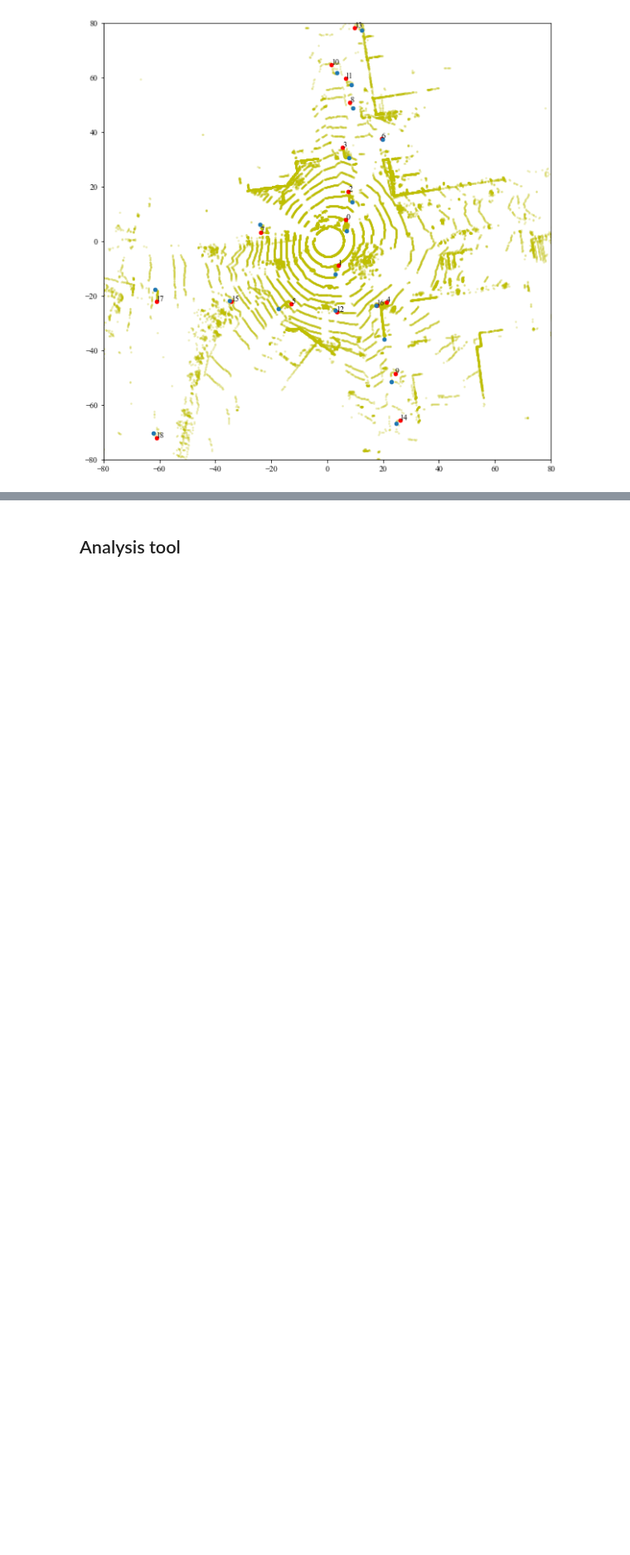
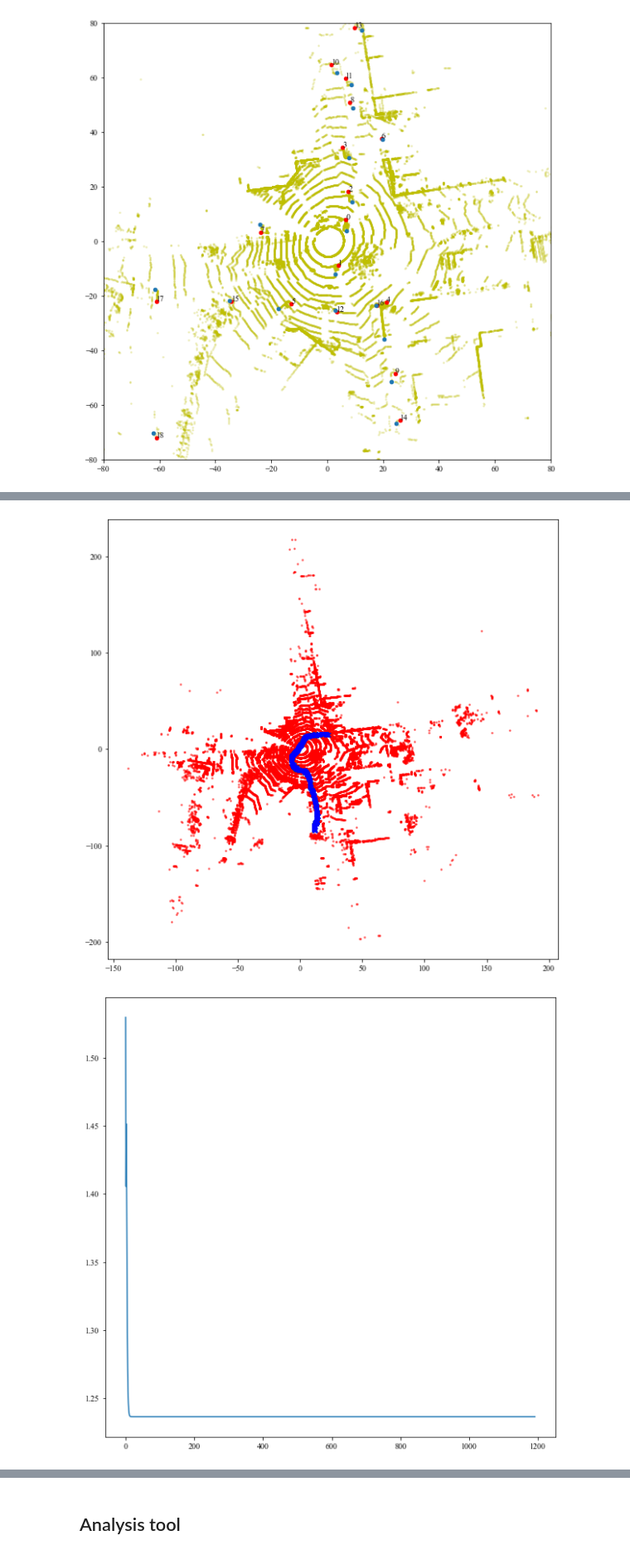
Before and after one commit to jksdbks123/Lidar-Tracker, a Jupyter notebook: LiDAR_Tracker_Project_v3.0/Test.ipynb, the cells around one changed output, grey strips where cells are left out. Shown at 83% size. Drawn from its saved outputs; the diff is of its cells as text; code cells hidden in the pictures; blank space fills up the shorter version.

```diff
--- a/LiDAR_Tracker_Project_v3.0/Test.ipynb
+++ b/LiDAR_Tracker_Project_v3.0/Test.ipynb
@@ -156,24 +76,3 @@ def get_xy_set(new_uni_labels,Labeling_map,Td_map,if_app):
-# %%
-def extract_xy(Labeling_map,Td_map):
-
-    # Plane_model is a 1 x 4 array representing a,b,c,d in ax + by + cz + d = 0
-    new_uni_labels = np.unique(Labeling_map[Labeling_map != -1])
-    xy_set = get_xy_set(new_uni_labels,Labeling_map,Td_map,False)
-
-    total_labels = np.concatenate([new_uni_labels,new_uni_labels])
-    edge_points = np.concatenate([xy_set[:,1,:,0],xy_set[:,0,:,0]])
-    merge_labels = db_merge.fit_predict(edge_points)
-    unique_merge_labels = np.unique(merge_labels[merge_labels != -1])
-    merge_pairs = [total_labels[merge_labels == l] for l in unique_merge_labels]
-    for p in merge_pairs:
-        merging_p = np.unique(p)
-        if len(merging_p) > 1:
-            for i in range(1,len(merging_p)):
-                Labeling_map[Labeling_map == merging_p[i]] = merging_p[0]
-    new_uni_labels = np.unique(Labeling_map[Labeling_map != -1])
-    xy_set,apperance_set = get_xy_set(new_uni_labels,Labeling_map,Td_map,True)
-
-    return xy_set,apperance_set,new_uni_labels,Labeling_map
 # %%
 Td_map_next = aggregated_map[1].copy()
 Labeling_map_next = show_result(Td_map_next)
@@ -376,3 +243,29 @@ plt.show()
+# %%
+key = 11431
+plt.figure(figsize=(10,10))
+mea_seq = Off_tracking_pool[key].mea_seq
+meas = []
+for i in range(len(mea_seq)):
+    if type(mea_seq[i]) == int:
+        continue
+    else:
+        meas.append(mea_seq[i])
+meas = np.array(meas)
+post_seq =  np.array(Off_tracking_pool[key].post_seq)
+P_seq = np.array(Off_tracking_pool[key].P_seq)
+app_seq = np.array(Off_tracking_pool[key].app_seq)
+plt.plot(meas[:,0,0,0],meas[:,0,1,0], marker = 'x', markersize = 5,c = 'g' )
+plt.plot(post_seq[:,0,0,0],post_seq[:,0,1,0], marker = 'x', markersize = 5,c = 'b')
+plt.scatter(points[:,0],points[:,1],s = 3,alpha = 0.5 , c = 'r')
+# plt.savefig(r'D:\Test\TrajFigs\{}.png'.format(key))
+plt.show()
+plt.figure(figsize=(10,10))
+plt.plot(P_seq[:,0,0,0])
+# plt.ylim(0,2.5)
+plt.show()
+# %% [output]
+[figure, added]
+[figure, added]
 # %%
 group_iter = data.groupby('ObjectID')
 trajs = []
```
Also changed, not shown: parts of 26 cells of this notebook, 3 other files.
